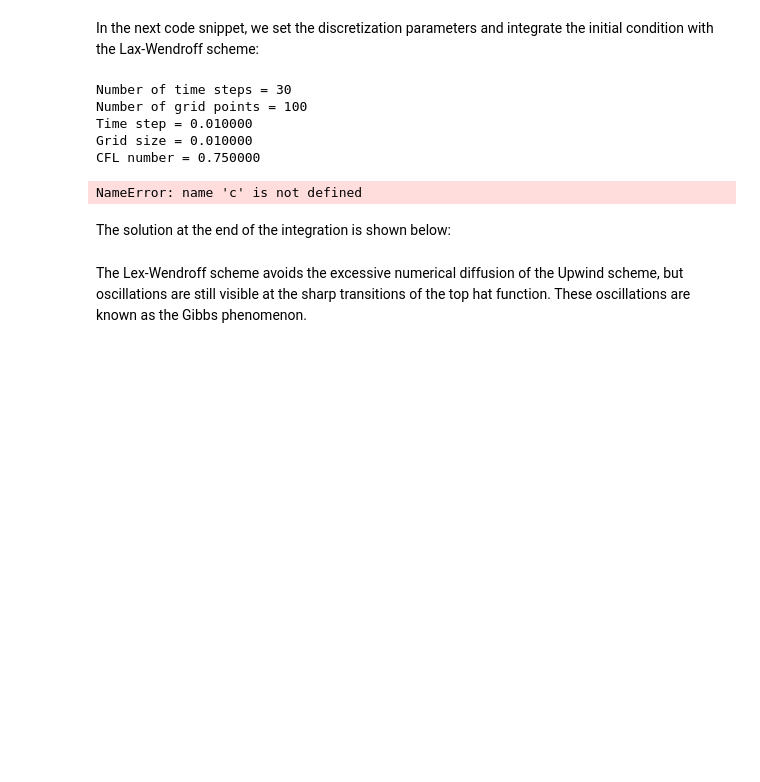
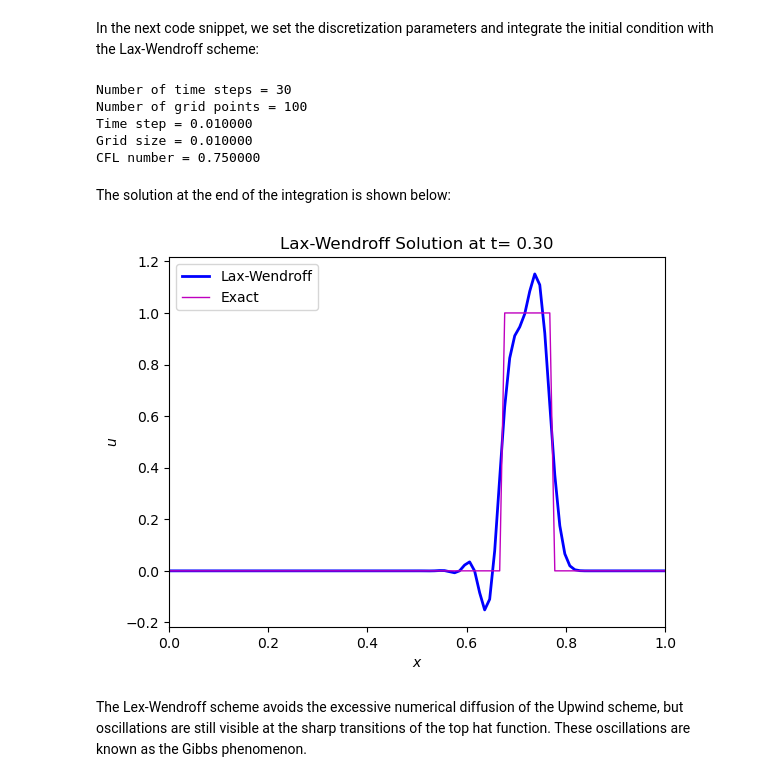
Before and after one commit to kjerstid/GEOF211_compendium, a Jupyter notebook: GEOF211_book/_build/html/_sources/LinearAdvectionEquation/schemeLaxWendroff-code.ipynb, the cells around one changed output. Drawn from its saved outputs; the diff is of its cells as text; code cells hidden in the pictures; blank space fills up the shorter version.

```diff
--- a/GEOF211_book/_build/html/_sources/LinearAdvectionEquation/schemeLaxWendroff-code.ipynb
+++ b/GEOF211_book/_build/html/_sources/LinearAdvectionEquation/schemeLaxWendroff-code.ipynb
@@ -129,31 +129,32 @@ print("CFL number = {:f}".format(a*dt/dx))
 X=np.linspace(0,1,M)
 
 # Integrate the initial condition N time steps
-U=LaxWendroff(topHat(X),c,dt,dx,N,M)
+U=LaxWendroff(topHat(X),a,dt,dx,N,M)
 # %% [output]
 Number of time steps = 30
 Number of grid points = 100
 Time step = 0.010000
 Grid size = 0.010000
 CFL number = 0.750000
-NameError: name 'c' is not defined
 # %% [markdown]
 The solution at the end of the integration is shown below:
 # %%
-# Shift the exact solution a distance equivalent to c*N*dt
-newX = np.mod(X-c*N*dt,1)
+# Shift the exact solution a distance equivalent to a*N*dt
+newX = np.mod(X-a*N*dt,1)
 
 fig, ax0 = plt.subplots()
 
 ax0.plot(X, U, lw = 2, color = "b",  label='Lax-Wendroff')
 ax0.plot(X, topHat(newX), lw = 1, color = "m",  label='Exact')
 
 ax0.set_title("Lax-Wendroff Solution at t={:5.2f}".format(N*dt))
 ax0.set_xlabel('$x$')
 ax0.set_xlim([0, 1])
 ax0.set_ylabel('$u$')
 ax0.legend()
 
 plt.show()
+# %% [output]
+[figure, added]
 # %% [markdown]
 The Lex-Wendroff scheme avoids the excessive numerical diffusion of the Upwind scheme, but oscillations are still visible at the sharp transitions of the top hat function. These oscillations are known as the Gibbs phenomenon.
```
Also changed, not shown: 9 other files.
